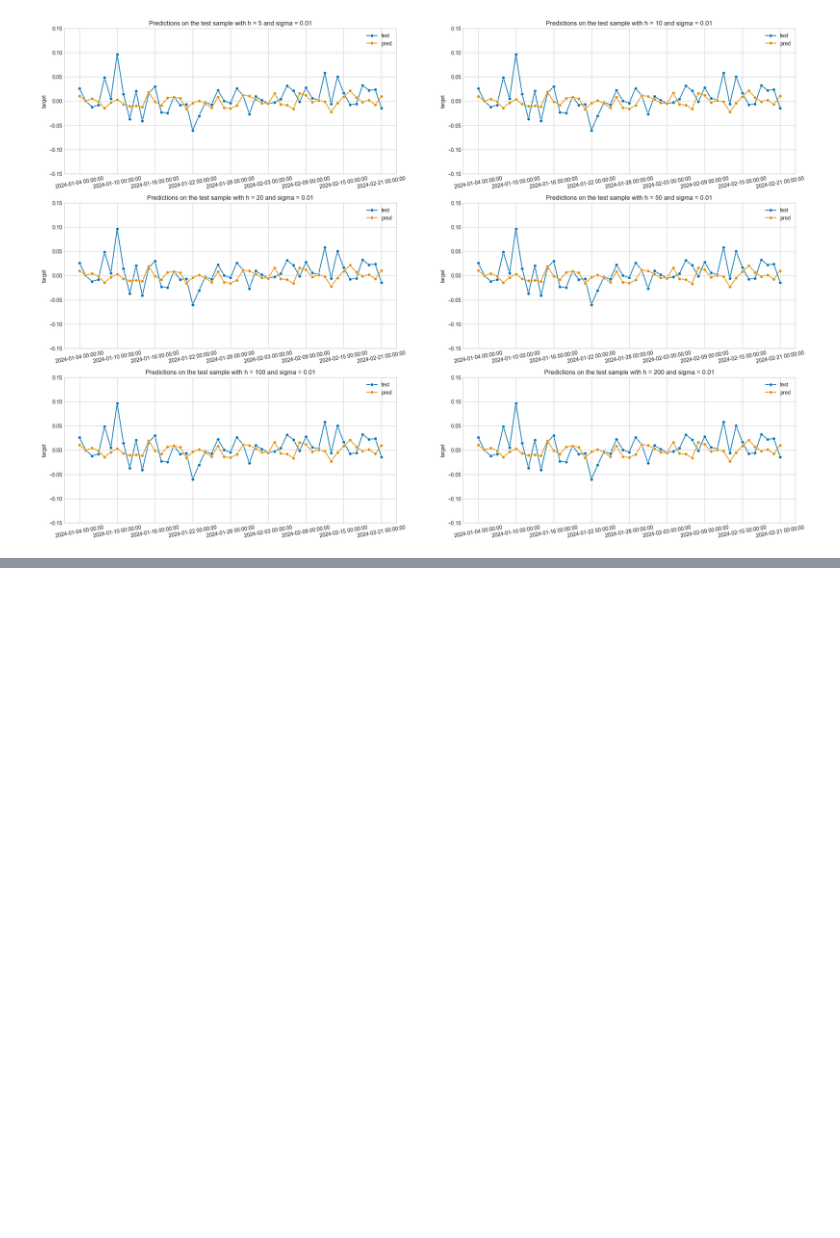
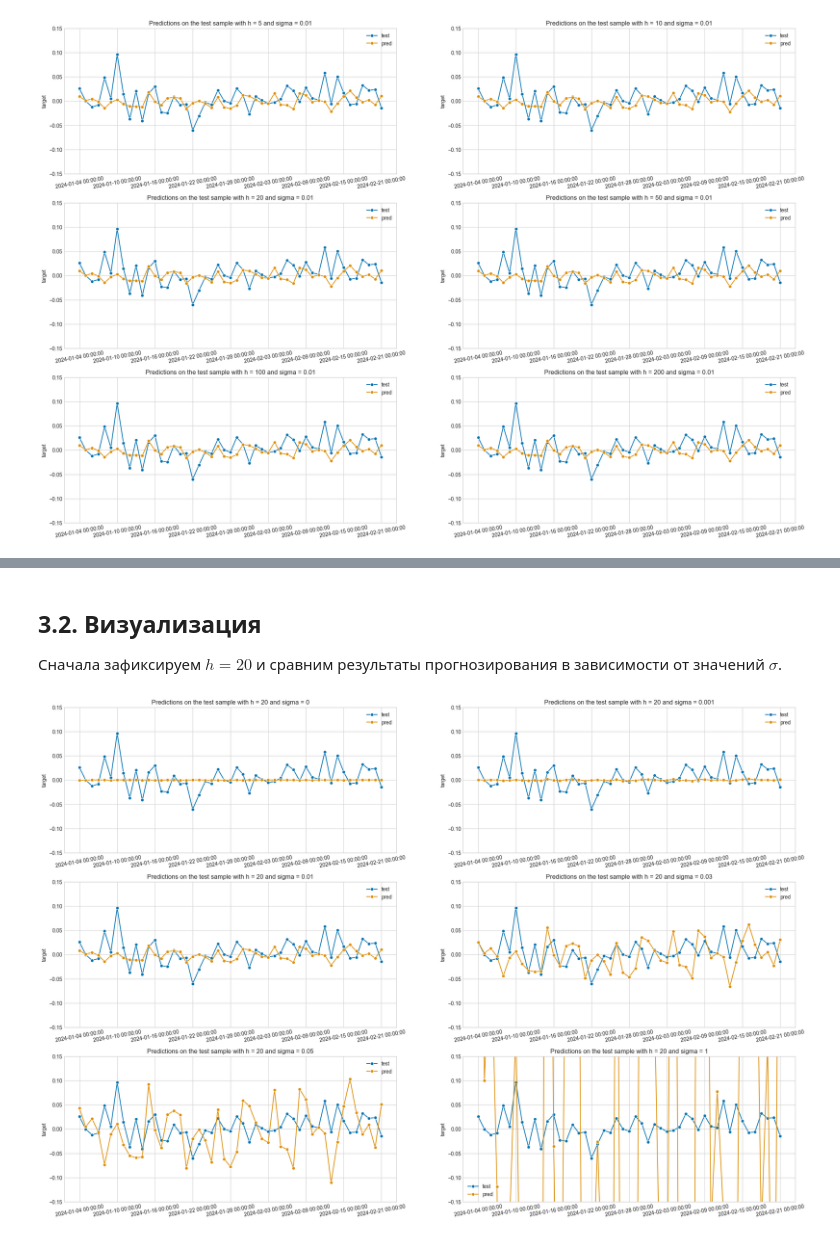
Before and after one commit to menadzhiev/cryptocurrency_price_prediction, a Jupyter notebook: price_prediction/notebooks/main.ipynb, the cells around one changed output, grey strips where cells are left out. Drawn from its saved outputs; the diff is of its cells as text; code cells hidden in the pictures; blank space fills up the shorter version.

```diff
--- a/price_prediction/notebooks/main.ipynb
+++ b/price_prediction/notebooks/main.ipynb
@@ -114,0 +119,50 @@ plt.show()
+# %%
+# Определим гиперпараметры
+delta = 1
+lags = [5, 10, 20, 50, 100, 200]
+sigmas = [0, 0.001, 0.01, 0.03, 0.05, 1]
+batch_size = 128
+
+multi_step_test_history = dict()
+# %%
+try:
+    for h in lags:
+        for sigma in sigmas:
+            %store sigma
+            %store h
+            %run data_processing.ipynb
+            %run multi_step_evaluation.ipynb
+except KeyboardInterrupt as e:
+    clear_output()
+    print("Fitting was interrupted")
+# %% [markdown]
+## 3.2. Визуализация
+
+Сначала зафиксируем $h = 20$ и сравним результаты прогнозирования в зависимости от значений $\sigma$.
+# %%
+multi_step_h_20_history = dict()
+for params in multi_step_test_history:
+    h, sigma = params
+    if h == 20:
+        multi_step_h_20_history[sigma] = multi_step_test_history[params]
+# %%
+fig, axes = plt.subplots(nrows=3, ncols=2, figsize=(25, 17))
+axes = axes.flatten()
+
+for i in range(6):
+    h, sigma = 20, sigmas[i]
+
+    multi_step_y_pred_test = multi_step_h_20_history[sigma]
+
+    plot_series(
+        y_test_final[1:], pd.Series(multi_step_y_pred_test, index=y_test_final[1:].index), labels=['test', 'pred'], ax=axes[i]
+    )
+
+    axes[i].tick_params(axis='x', rotation=10)
+    axes[i].set_title(f"Predictions on the test sample with h = {h} and sigma = {sigma}")
+    axes[i].set_ylim(-0.15, 0.15)
+
+plt.savefig(f'./Images/multi_step_h={20}.png')
+plt.show()
+# %% [output]
+[figure, added]
```
Also changed, not shown: parts of 29 cells of this notebook.
